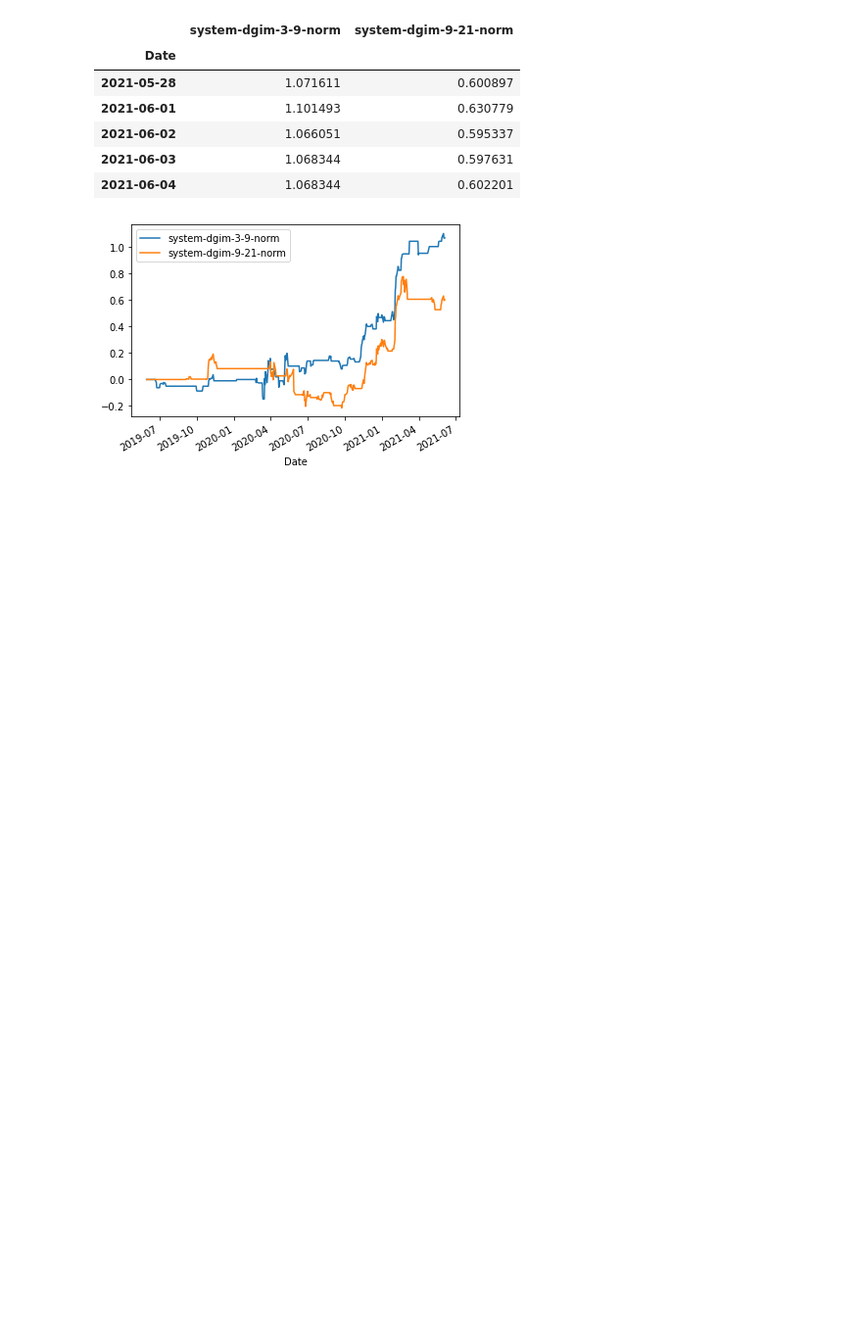
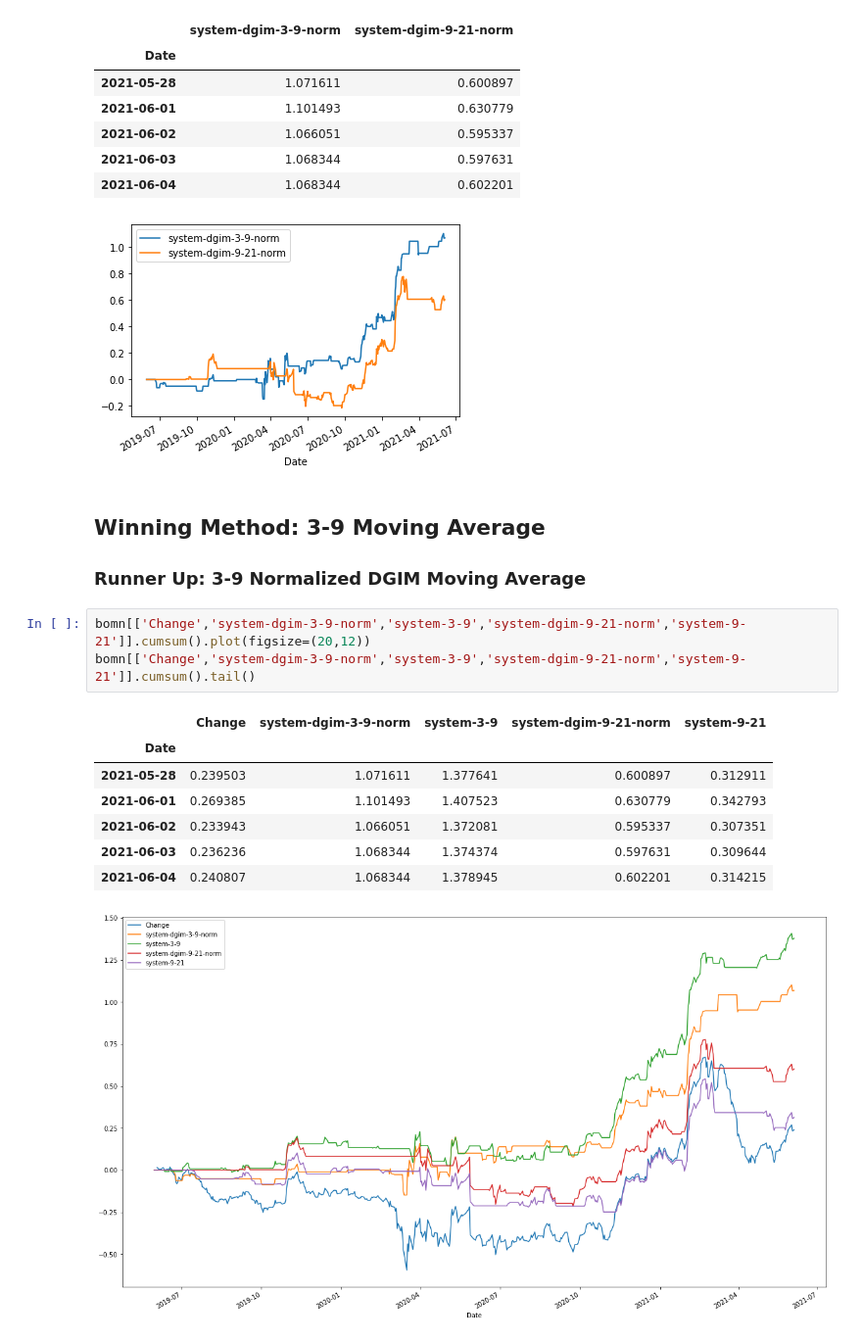
Before and after one commit to bhiln/stock-market-trends, a Jupyter notebook: DGIM/BOMN-DGIM.ipynb, the cells around one changed output. Shown at 98% size. Drawn from its saved outputs; the diff is of its cells as text; blank space fills up the shorter version.

```diff
--- a/DGIM/BOM-DGIM.ipynb
+++ b/DGIM/BOMN-DGIM.ipynb
@@ -538,3 +538,18 @@ bomn[['system-dgim-3-9-norm','system-dgim-9-21-norm']].cumsum().tail()
 | 2021-06-03 | 1.068344 | 0.597631 |
 | 2021-06-04 | 1.068344 | 0.602201 |
 [figure]
+# %% [markdown]
+## Winning Method: 3-9 Moving Average
+### Runner Up: 3-9 Normalized DGIM Moving Average
+# %%
+bomn[['Change','system-dgim-3-9-norm','system-3-9','system-dgim-9-21-norm','system-9-21']].cumsum().plot(figsize=(20,12))
+bomn[['Change','system-dgim-3-9-norm','system-3-9','system-dgim-9-21-norm','system-9-21']].cumsum().tail()
+# %% [output]
+|  | Change | system-dgim-3-9-norm | system-3-9 | system-dgim-9-21-norm | system-9-21 |
+| Date |  |  |  |  |  |
+| 2021-05-28 | 0.239503 | 1.071611 | 1.377641 | 0.600897 | 0.312911 |
+| 2021-06-01 | 0.269385 | 1.101493 | 1.407523 | 0.630779 | 0.342793 |
+| 2021-06-02 | 0.233943 | 1.066051 | 1.372081 | 0.595337 | 0.307351 |
+| 2021-06-03 | 0.236236 | 1.068344 | 1.374374 | 0.597631 | 0.309644 |
+| 2021-06-04 | 0.240807 | 1.068344 | 1.378945 | 0.602201 | 0.314215 |
+[figure, added]
```
Also changed, not shown: 2 other files.
